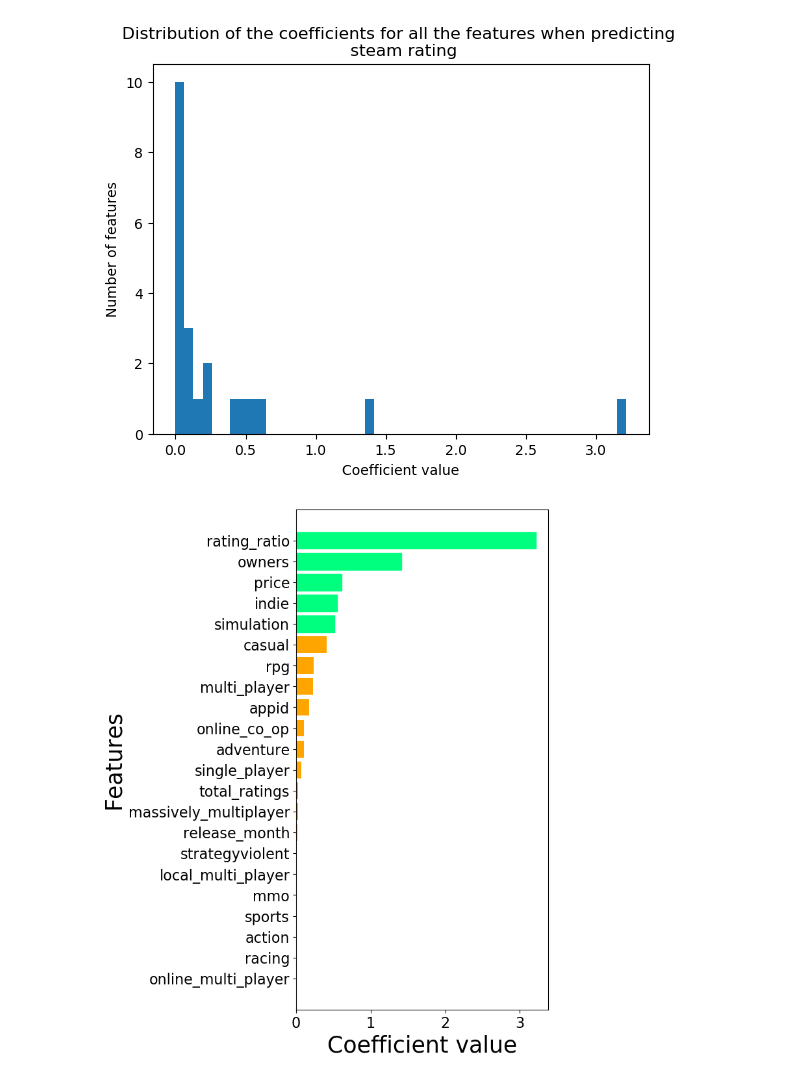
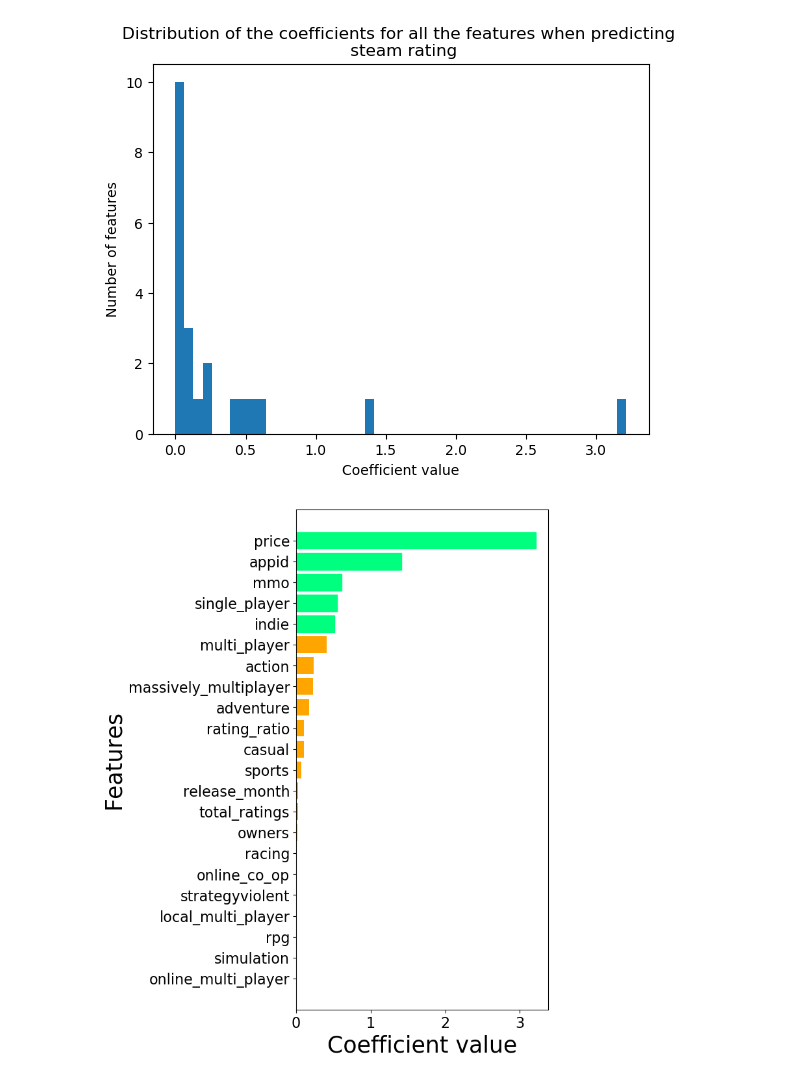
Before and after one commit to mikehdr/ntds_2019_team21, a Jupyter notebook: 4-exploration.ipynb, the cells around one changed output. Drawn from its saved outputs; the diff is of its cells as text; code cells hidden in the pictures.

```diff
--- a/4-exploration.ipynb
+++ b/4-exploration.ipynb
@@ -547,22 +547,22 @@ plt.show()
 # %%
 lasso_economic_success_df = pd.DataFrame([lasso_regr_economic_success, X_train.columns], index=['coef', 'features']).transpose().sort_values(by=['coef'])
 
 plt.figure(figsize = (5,10))
 
 plt.rcParams.update({'font.size': 16})
 
-barlist = plt.barh(lasso_rating_df.features, lasso_economic_success_df.coef,
+barlist = plt.barh(lasso_economic_success_df.features, lasso_economic_success_df.coef,
             color = 'orange')
 
 barlist[-1].set_color('springgreen')
 barlist[-2].set_color('springgreen')
 barlist[-3].set_color('springgreen')
 barlist[-4].set_color('springgreen')
 barlist[-5].set_color('springgreen')
 
 plt.xlabel('Coefficient value', size=25)
 plt.ylabel('Features' , size=25)
 plt.savefig('Figures/rating_feat.png', bbox_inches="tight")
 plt.show()
 # %% [output]
-[figure, old version]
+[figure, new version]
```
